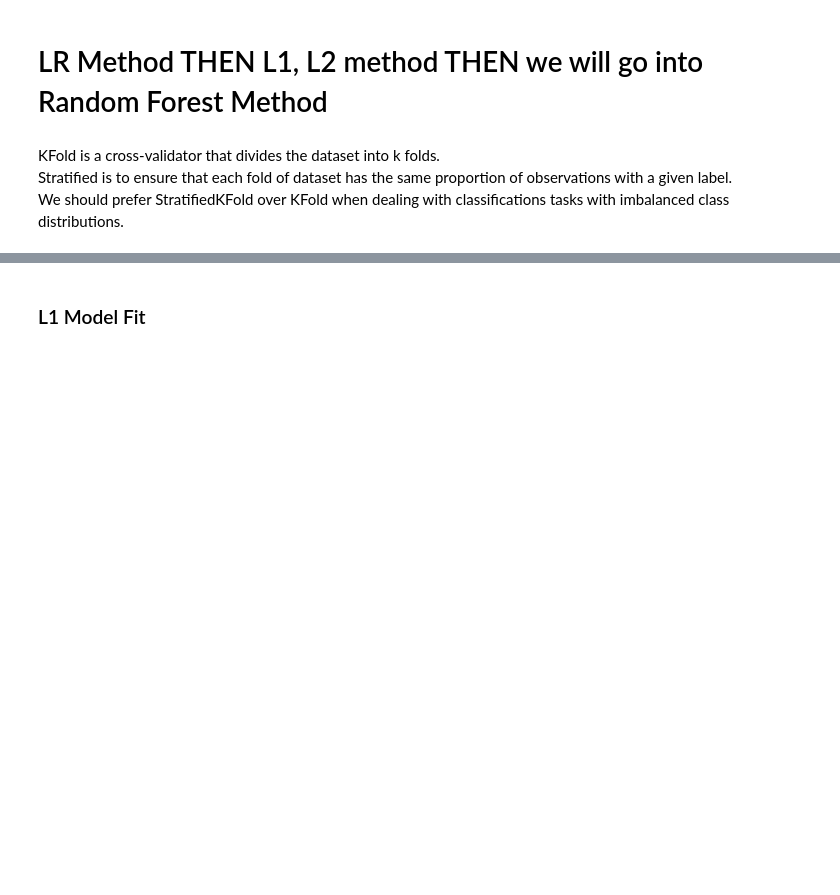
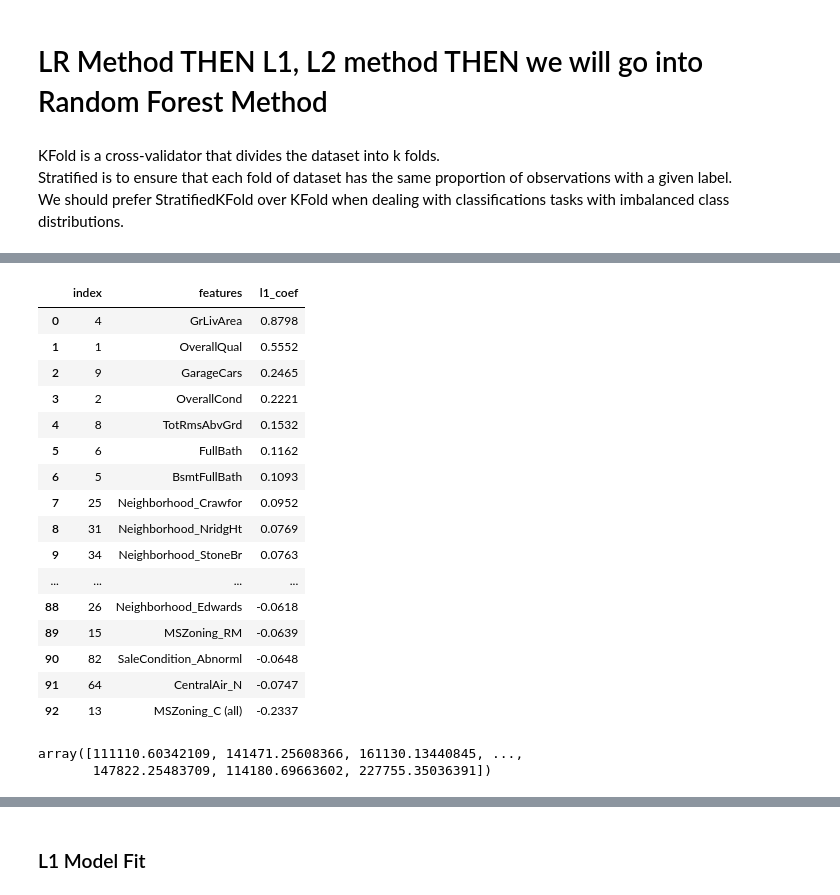
Before and after one commit to Aurian-G/Kaggle, a Jupyter notebook: Housing_Prediction/Housing_Prices_KC.ipynb, the cells around one changed output, grey strips where cells are left out. Drawn from its saved outputs; the diff is of its cells as text; code cells hidden in the pictures; blank space fills up the shorter version.

```diff
--- a/Housing_Prediction/Housing_Prices_KC.ipynb
+++ b/Housing_Prediction/Housing_Prices_KC.ipynb
@@ -567,0 +614,31 @@ We should prefer StratifiedKFold over KFold when dealing with classifications ta
+# %%
+l1_model = Lasso(alpha=0.001)
+l1_model.fit(X2,y)
+
+l1_model_df = pd.DataFrame(l1_model.coef_, X2.columns, columns=['l1_coef'])
+l1_model_df.reset_index(inplace = True)
+l1_model_df.rename(columns = {'index': 'features'}, inplace = True)
+l1_model_df.l1_coef = l1_model_df.l1_coef.round(4)
+
+l1_final = l1_model_df.loc[l1_model_df['l1_coef'] != 0]
+l1_feats = l1_final.features.tolist()
+
+l1_final.sort_values(['l1_coef'], ascending=False).reset_index(drop=True)
+# %% [output]
+|  | index | features | l1_coef |
+| 0 | 4 | GrLivArea | 0.8798 |
+| 1 | 1 | OverallQual | 0.5552 |
+| 2 | 9 | GarageCars | 0.2465 |
+| 3 | 2 | OverallCond | 0.2221 |
+| 4 | 8 | TotRmsAbvGrd | 0.1532 |
+| 5 | 6 | FullBath | 0.1162 |
+| 6 | 5 | BsmtFullBath | 0.1093 |
+| 7 | 25 | Neighborhood_Crawfor | 0.0952 |
+| 8 | 31 | Neighborhood_NridgHt | 0.0769 |
+| 9 | 34 | Neighborhood_StoneBr | 0.0763 |
+| ... | ... | ... | ... |
+| 88 | 26 | Neighborhood_Edwards | -0.0618 |
+| 89 | 15 | MSZoning_RM | -0.0639 |
+| 90 | 82 | SaleCondition_Abnorml | -0.0648 |
+| 91 | 64 | CentralAir_N | -0.0747 |
+| 92 | 13 | MSZoning_C (all) | -0.2337 |
@@ -567,0 +651,6 @@ We should prefer StratifiedKFold over KFold when dealing with classifications ta
+# %%
+preds = np.exp(preds)
+preds
+# %% [output]
+array([111110.60342109, 141471.25608366, 161130.13440845, ...,
+       147822.25483709, 114180.69663602, 227755.35036391])
```
Also changed, not shown: parts of 45 cells of this notebook, 1 other file.
